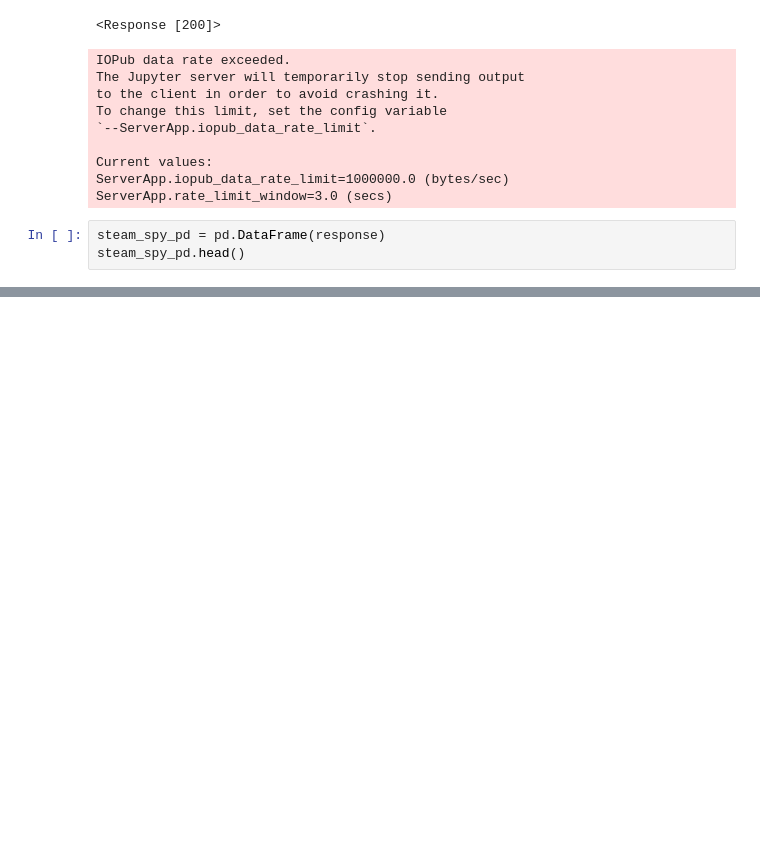
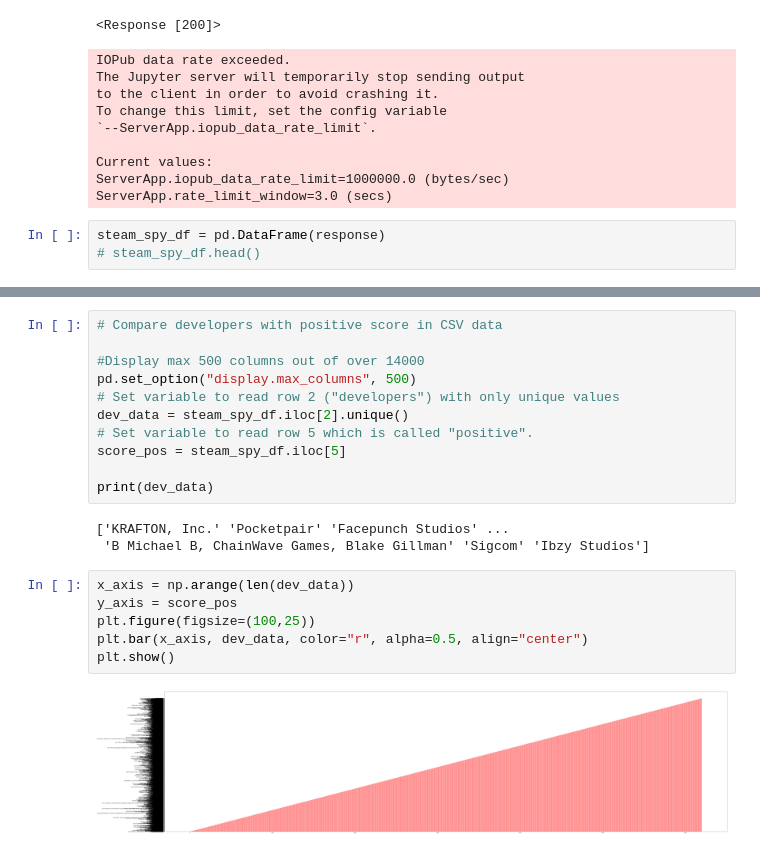
Before and after one commit to nlabern/Project_1_Steam_PC_, a Jupyter notebook: Steam_SPY.ipynb, the cells around one changed output, grey strips where cells are left out. Saved outputs shown, nothing was run; the diff lists cells and outputs as text; blank space fills up the shorter version.

Commit message:
Added bar graph but needs A LOT of refinement

```diff
--- a/Steam_SPY.ipynb
+++ b/Steam_SPY.ipynb
@@ -21,5 +22,5 @@ Current values:
 ServerApp.iopub_data_rate_limit=1000000.0 (bytes/sec)
 ServerApp.rate_limit_window=3.0 (secs)
 # %%
-steam_spy_pd = pd.DataFrame(response)
-steam_spy_pd.head()
+steam_spy_df = pd.DataFrame(response)
+# steam_spy_df.head()
@@ -33,0 +38,22 @@ steam_spy_pd.head()
+# %%
+# Compare developers with positive score in CSV data
+
+#Display max 500 columns out of over 14000
+pd.set_option("display.max_columns", 500)
+# Set variable to read row 2 ("developers") with only unique values
+dev_data = steam_spy_df.iloc[2].unique()
+# Set variable to read row 5 which is called "positive".
+score_pos = steam_spy_df.iloc[5]
+
+print(dev_data)
+# %% [output]
+['KRAFTON, Inc.' 'Pocketpair' 'Facepunch Studios' ...
+ 'B Michael B, ChainWave Games, Blake Gillman' 'Sigcom' 'Ibzy Studios']
+# %%
+x_axis = np.arange(len(dev_data))
+y_axis = score_pos
+plt.figure(figsize=(100,25))
+plt.bar(x_axis, dev_data, color="r", alpha=0.5, align="center")
+plt.show()
+# %% [output]
+[figure, added]
```
Also changed, not shown: parts of 3 cells of this notebook.
